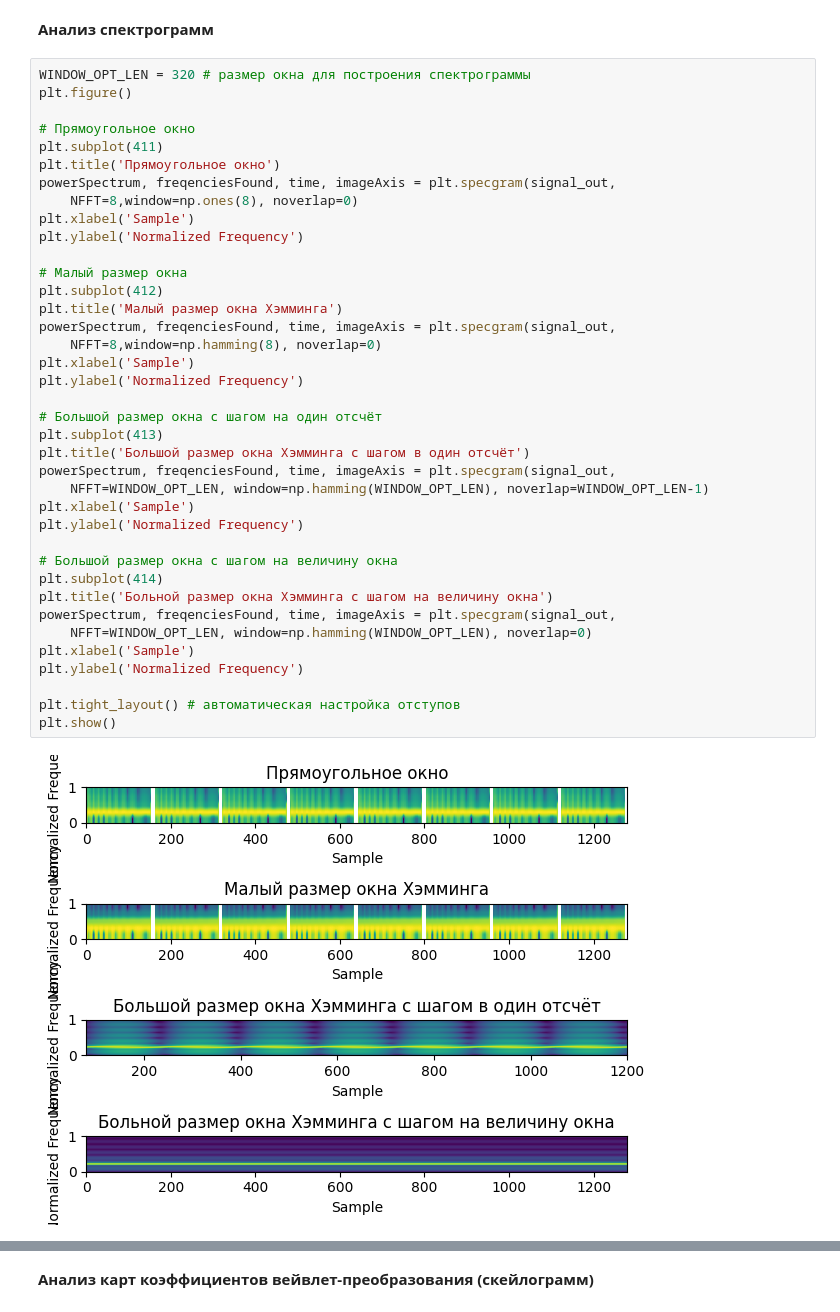
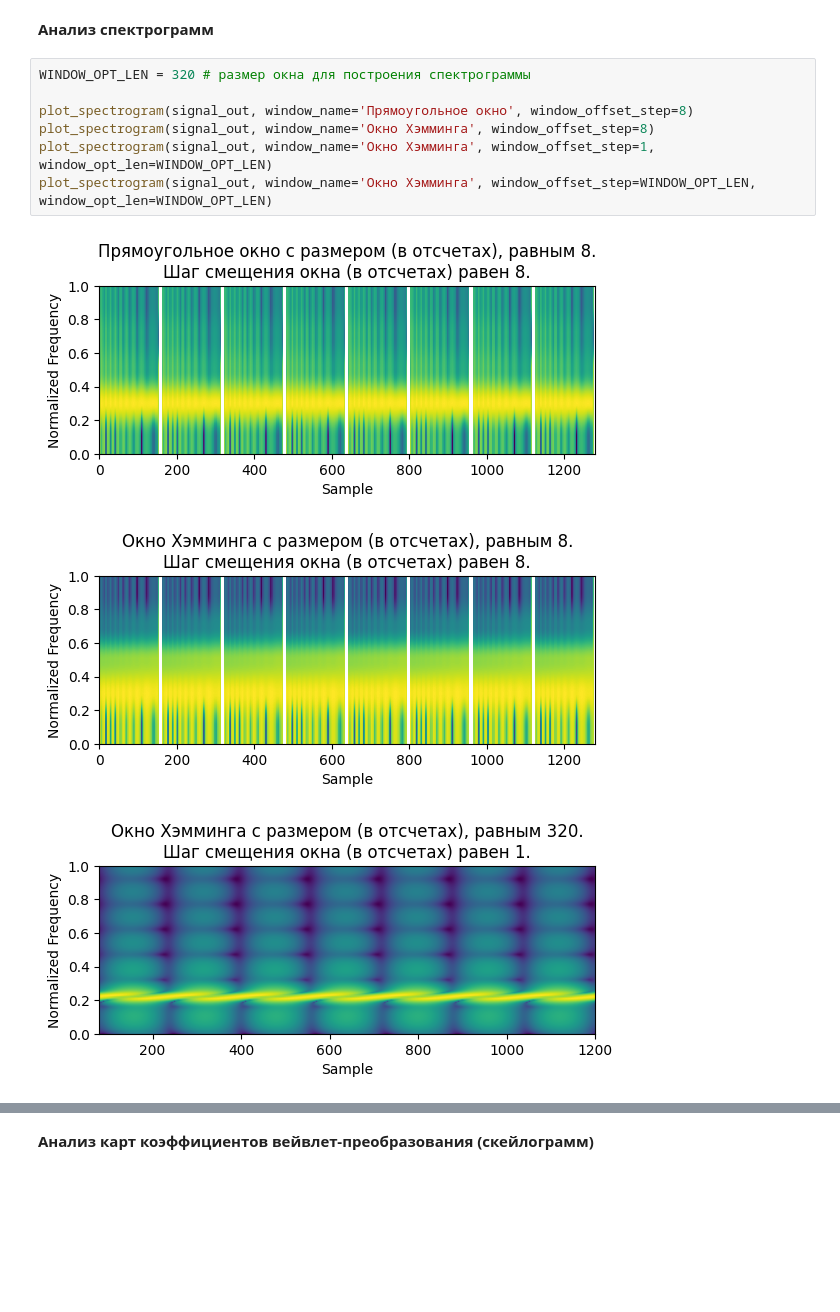
Before and after one commit to DmitryArtWorks/LabMRTS, a Jupyter notebook: template_4.ipynb, the cells around one changed output, grey strips where cells are left out. Drawn from its saved outputs; the diff is of its cells as text; blank space fills up the shorter version.

Commit message:
Добавлена функция построения спектограммы.

```diff
--- a/template_4.ipynb
+++ b/template_4.ipynb
@@ -90,42 +98,13 @@ plot_signal([[T_D, signal_out]])  # построение сигнала
 # %% [markdown]
 **Анализ спектрограмм**
-# %%
-WINDOW_OPT_LEN = 320 # размер окна для построения спектрограммы
-plt.figure()
-
-# Прямоугольное окно
-plt.subplot(411)
-plt.title('Прямоугольное окно')
-powerSpectrum, freqenciesFound, time, imageAxis = plt.specgram(signal_out,
-    NFFT=8,window=np.ones(8), noverlap=0)
-plt.xlabel('Sample')
-plt.ylabel('Normalized Frequency')
-
-# Малый размер окна
-plt.subplot(412)
-plt.title('Малый размер окна Хэмминга')
-powerSpectrum, freqenciesFound, time, imageAxis = plt.specgram(signal_out,
-    NFFT=8,window=np.hamming(8), noverlap=0)
-plt.xlabel('Sample')
-plt.ylabel('Normalized Frequency')
-
-# Большой размер окна с шагом на один отсчёт
-plt.subplot(413)
-plt.title('Большой размер окна Хэмминга с шагом в один отсчёт')
-powerSpectrum, freqenciesFound, time, imageAxis = plt.specgram(signal_out,
-    NFFT=WINDOW_OPT_LEN, window=np.hamming(WINDOW_OPT_LEN), noverlap=WINDOW_OPT_LEN-1)
-plt.xlabel('Sample')
-plt.ylabel('Normalized Frequency')
-
-# Большой размер окна с шагом на величину окна
-plt.subplot(414)
-plt.title('Больной размер окна Хэмминга с шагом на величину окна')
-powerSpectrum, freqenciesFound, time, imageAxis = plt.specgram(signal_out,
-    NFFT=WINDOW_OPT_LEN, window=np.hamming(WINDOW_OPT_LEN), noverlap=0)
-plt.xlabel('Sample')
-plt.ylabel('Normalized Frequency')
-
-plt.tight_layout() # автоматическая настройка отступов
-plt.show()
-# %% [output]
-[figure, removed]
+# %%
+WINDOW_OPT_LEN = 320 # размер окна для построения спектрограммы
+
+plot_spectrogram(signal_out, window_name='Прямоугольное окно', window_offset_step=8)
+plot_spectrogram(signal_out, window_name='Окно Хэмминга', window_offset_step=8)
+plot_spectrogram(signal_out, window_name='Окно Хэмминга', window_offset_step=1, window_opt_len=WINDOW_OPT_LEN)
+plot_spectrogram(signal_out, window_name='Окно Хэмминга', window_offset_step=WINDOW_OPT_LEN, window_opt_len=WINDOW_OPT_LEN)
+# %% [output]
+[figure, added]
+[figure, added]
+[figure, added]
```
Also changed, not shown: parts of 5 cells of this notebook.
